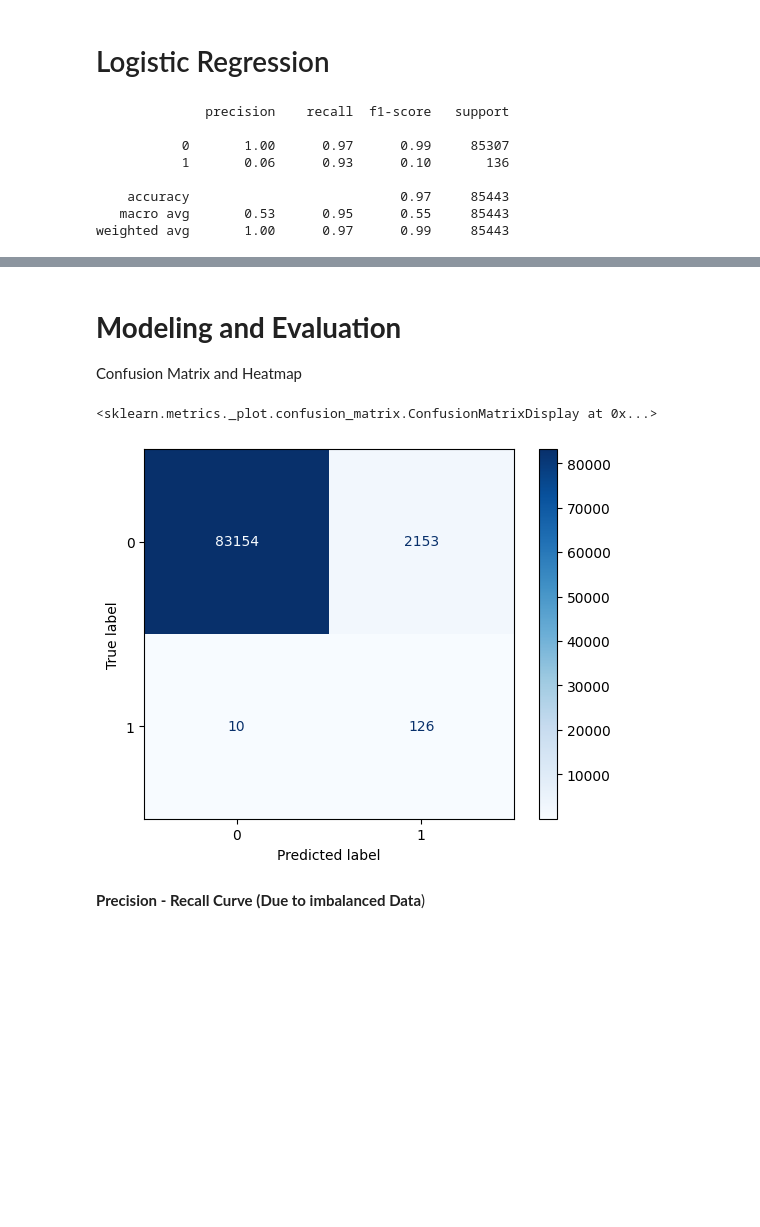
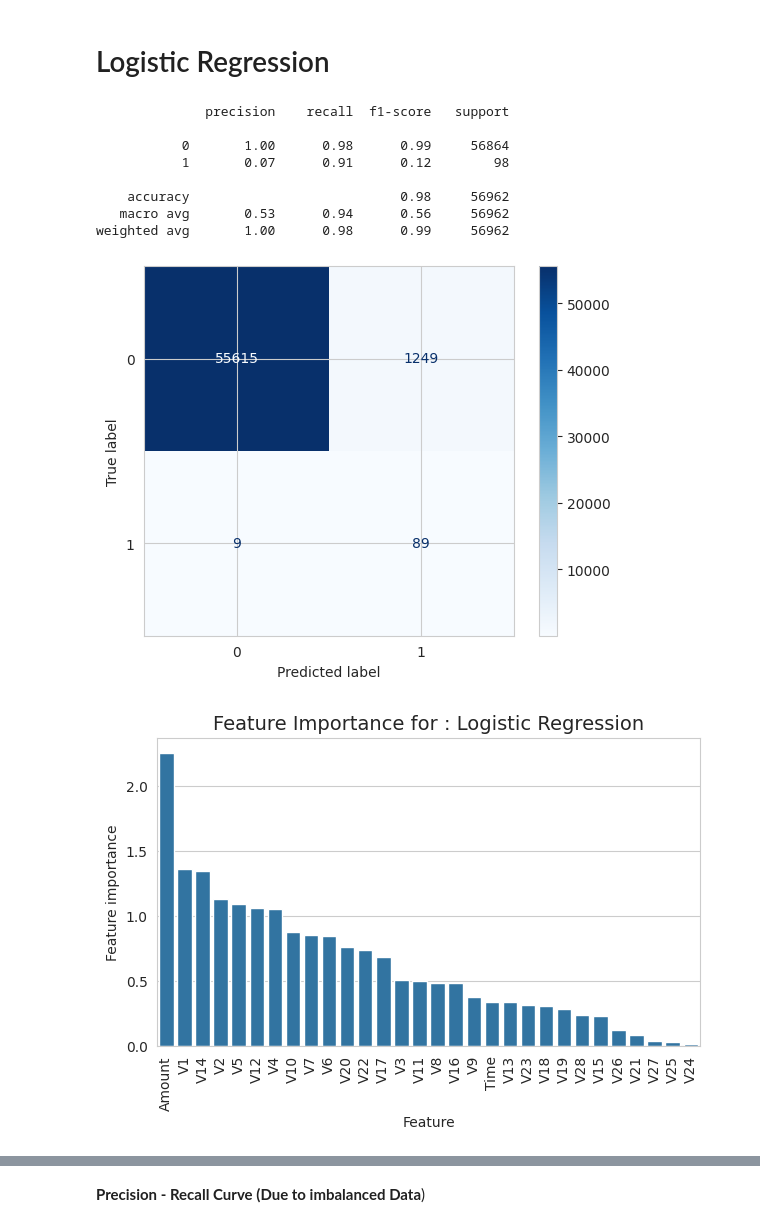
Before and after one commit to hemantborse/Capstone, a Jupyter notebook: Credit_Card_Fraud_Prediction.ipynb, the cells around one changed output, grey strips where cells are left out. Cells and saved outputs as stored; diff of their text form; code cells hidden in the pictures; blank space fills up the shorter version.

```diff
--- a/Credit_Card_Fraud_Prediction.ipynb
+++ b/Credit_Card_Fraud_Prediction.ipynb
@@ -277,0 +281,13 @@ np.log1p(df['Amount']).plot(kind='hist',bins=50,ax=axes[1],title='Log Amount')
+# %%
+from sklearn.metrics import roc_auc_score,average_precision_score, accuracy_score, precision_score, recall_score, f1_score
+results=[]
+def save_metrics(name,y_test,y_pred,y_proba):
+  results.append({
+      'Model': name, # Changed key to string for easier DataFrame creation
+      'ROC-AUC' :roc_auc_score(y_test,y_pred),
+      'PR-AUC':average_precision_score(y_test,y_proba),
+      'Accuracy':accuracy_score(y_test,y_pred),
+      'Precision':precision_score(y_test,y_pred),
+      'Recall':recall_score(y_test,y_pred),
+      'F1-Score':f1_score(y_test,y_pred)
+  })
@@ -306,18 +358,23 @@ weighted avg       1.00      1.00      1.00     56962
 # %%
 
 
 lrg = Pipeline([('scaler',StandardScaler()),('model',LogisticRegression(class_weight='balanced',random_state=42,max_iter=1000))])
 lrg.fit(X_train,y_train)
 
 #print(X_test.isnull().sum())
-y_pred = lrg.predict(X_test)
-print (metrics.classification_report(y_test,y_pred))
+lrg_y_pred = lrg.predict(X_test)
+print (metrics.classification_report(y_test,lrg_y_pred))
+ConfusionMatrixDisplay.from_predictions(y_test,lrg_y_pred,cmap='Blues')
+save_metrics('Logistic Regression',y_test,lrg_y_pred,lrg.predict_proba(X_test)[:,1])
+Plot_Feature_Importance(lrg,'Logistic Regression')
 # %% [output]
               precision    recall  f1-score   support
 
-           0       1.00      0.97      0.99     85307
-           1       0.06      0.93      0.10       136
+           0       1.00      0.98      0.99     56864
+           1       0.07      0.91      0.12        98
 
-    accuracy                           0.97     85443
-   macro avg       0.53      0.95      0.55     85443
-weighted avg       1.00      0.97      0.99     85443
+    accuracy                           0.98     56962
+   macro avg       0.53      0.94      0.56     56962
+weighted avg       1.00      0.98      0.99     56962
+[figure, added]
+[figure, added]
@@ -324,11 +382,3 @@ weighted avg       1.00      0.97      0.99     85443
-# %% [markdown]
-# **Modeling and Evaluation**
-Confusion Matrix and Heatmap
-# %%
-ConfusionMatrixDisplay.from_predictions(y_test,y_pred,cmap='Blues')
-# %% [output]
-<sklearn.metrics._plot.confusion_matrix.ConfusionMatrixDisplay at 0x...>
-[figure, removed]
 # %% [markdown]
 **Precision - Recall Curve (Due to imbalanced Data**)
 # %%
```
Also changed, not shown: parts of 29 cells of this notebook.
